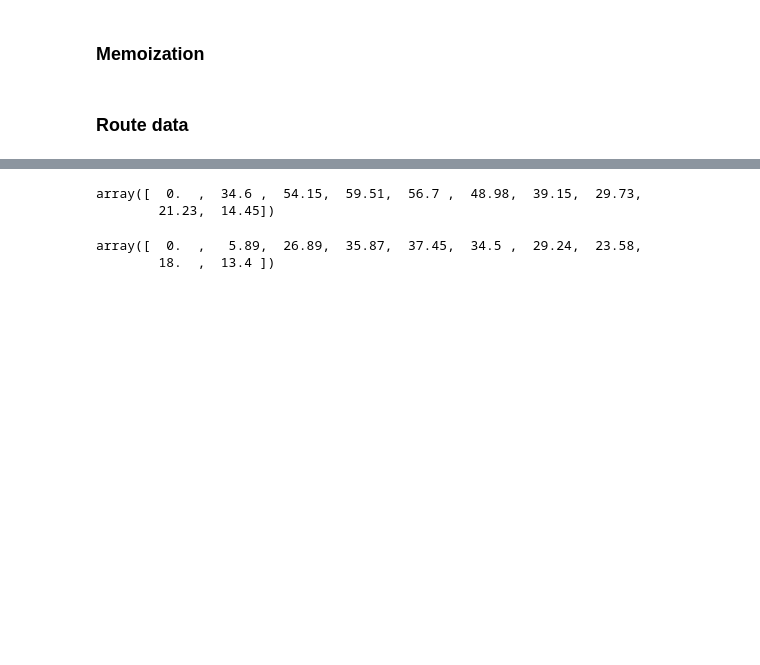
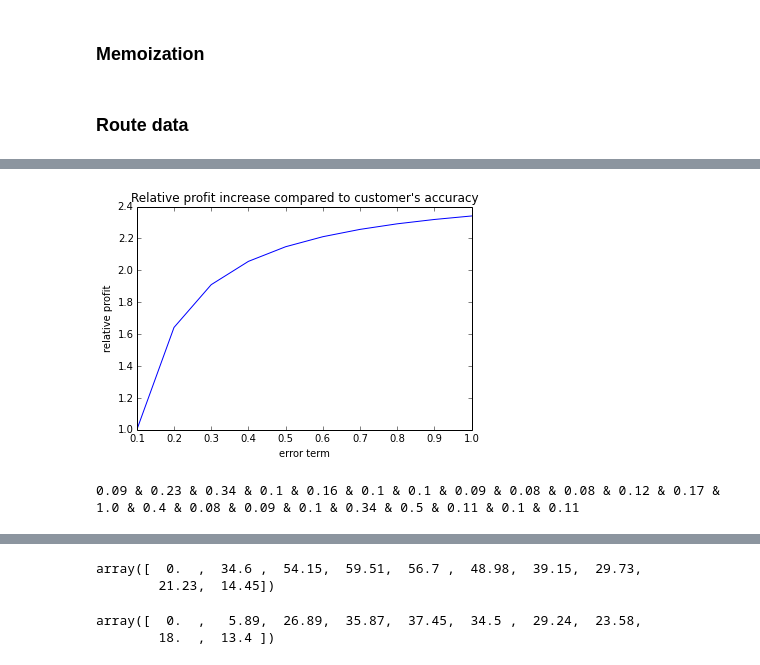
Before and after one commit to vankempen/Thesis, a Jupyter notebook: Simulation/Final simulation.ipynb, the cells around one changed output, grey strips where cells are left out. Cells and saved outputs as stored; diff of their text form; code cells hidden in the pictures; blank space fills up the shorter version.

Commit message:
more results and some figures (all knowing seller)

```diff
--- a/Simulation/Final simulation.ipynb
+++ b/Simulation/Final simulation.ipynb
@@ -238,0 +245,15 @@ sim = Simulation(*pairs[0], seller_accuracy='perfect', customer_accuracy=.1, arr
+# %%
+allrevs = []
+margins = [1.075] #np.arange(1.0, 1.11, 0.01)
+accs = np.arange(0.1, 1.1, 0.1)
+
+for pair in pairs:
+    print(pair, flush=True)
+    revs = []
+    for acc in accs:
+        sim = Simulation(*pair, seller_accuracy='perfect', customer_accuracy=acc, arrival_rate=1, customer_RE='strong')
+
+        for n in range(TRIALS):
+            sim.generate_trial(n, 1.075)
+        revs.append(((sim.total_revenues - sim.total_costs)).mean())
+    allrevs.append(revs)
@@ -238,0 +278,8 @@ sim = Simulation(*pairs[0], seller_accuracy='perfect', customer_accuracy=.1, arr
+# %%
+_= plot(accs, r.mean(axis=0)/r.mean(axis=0).min())
+title('Relative profit increase compared to customer\'s accuracy')
+ylabel('relative profit')
+_ = xlabel('error term')
+savefig('/home/patrick/relative_profits_customer_accuracy.png', dpi=200)
+# %% [output]
+[figure, added]
@@ -238,0 +294,4 @@ sim = Simulation(*pairs[0], seller_accuracy='perfect', customer_accuracy=.1, arr
+# %%
+print(*np.round(mean_changes/mean_changes.max(), 2), sep=' & ')
+# %% [output]
+0.09 & 0.23 & 0.34 & 0.1 & 0.16 & 0.1 & 0.1 & 0.09 & 0.08 & 0.08 & 0.12 & 0.17 & 1.0 & 0.4 & 0.08 & 0.09 & 0.1 & 0.34 & 0.5 & 0.11 & 0.1 & 0.11
```
Also changed, not shown: parts of 21 cells of this notebook, 4 other files.
